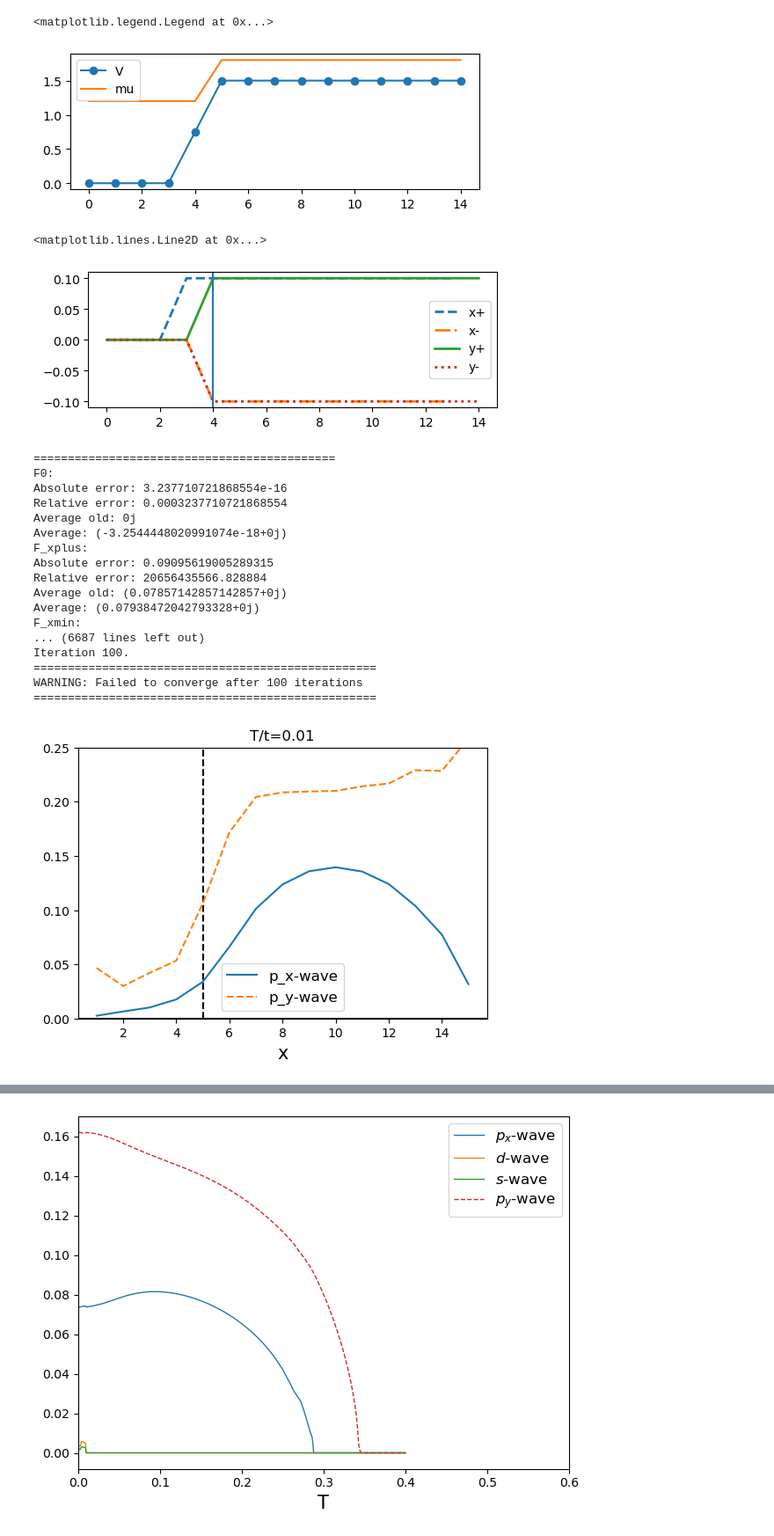
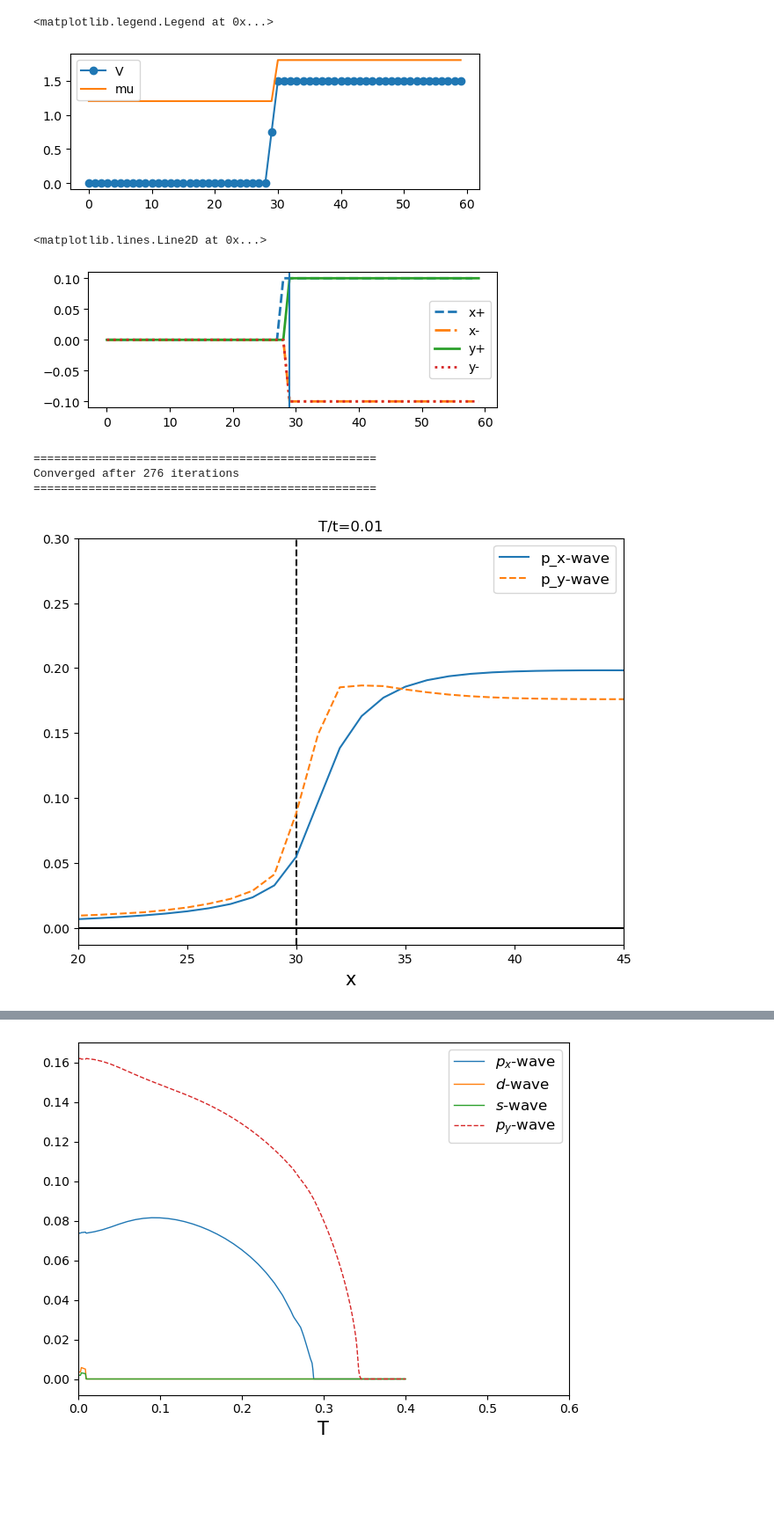
Before and after one commit to emilssp/master-thesis-codebase, a Jupyter notebook: notebooks/NP.ipynb, the cells around one changed output, grey strips where cells are left out. Shown at 88% size. Cells and saved outputs as stored; diff of their text form; code cells hidden in the pictures; blank space fills up the shorter version.

```diff
--- a/notebooks/NP.ipynb
+++ b/notebooks/NP.ipynb
@@ -9,8 +9,8 @@ import matplotlib.pyplot as plt
 from scripts.hamiltonian import Lattice, Hamiltonian
 from scripts.self_consistency import bdg_sc
 # %%
-widthN = 5
-widthP = 10
+widthN = 30
+widthP = 30
 
 X, Y = widthN+widthP, 50
 lattice = Lattice(X, Y)
@@ -41,7 +41,7 @@ plt.plot(mu, label='mu')
 plt.legend()
 # %% [output]
 <matplotlib.legend.Legend at 0x...>
-[figure, old version]
+[figure, new version]
 # %%
 H = Hamiltonian(t, mu, lattice, U=U, V_prime=V_prime, V=V,
                 F_init=[0.1, -0.1, 0.1j, -0.1j])
@@ -63,26 +63,12 @@ plt.legend()
 plt.axvline(widthN-1)
 # %% [output]
 <matplotlib.lines.Line2D at 0x...>
-[figure, old version]
+[figure, new version]
 # %%
-F_swave, F_dwave, F_px, F_py = bdg_sc(H, atol=1e-6, rtol=1e-3, maxiter=100, verbose=True, temperature=T)
+F_swave, F_dwave, F_px, F_py = bdg_sc(H, atol=1e-6, rtol=1e-3, maxiter=1000, verbose=False, temperature=T)
 # %% [output]
-============================================
-F0:
-Absolute error: 3.237710721868554e-16
-Relative error: 0.0003237710721868554
-Average old: 0j
-Average: (-3.2544448020991074e-18+0j)
-F_xplus:
-Absolute error: 0.09095619005289315
-Relative error: 20656435566.828884
-Average old: (0.07857142857142857+0j)
-Average: (0.07938472042793328+0j)
-F_xmin:
-... (6687 lines left out)
-Iteration 100.
 ==================================================
-WARNING: Failed to converge after 100 iterations
+Converged after 276 iterations
 ==================================================
 # %%
 F_yplus = H.Fuu_yplus + H.Fdd_yplus
@@ -101,18 +87,18 @@ F_py2 = (F_yplus - F_ymin) / 2
 # %%
 x = np.arange(1, widthN + widthP + 1)
 
-fig, axs = plt.subplots(1, 1, figsize=(6, 4))
+fig, axs = plt.subplots(1, 1, figsize=(8, 6))
 axs.set_title(f"T/t={T}")
 axs.axhline(0, color = 'black')
 axs.axvline(widthN, color='black', linestyle='--')
 axs.plot(x, np.real(F_px), label="p_x-wave")
 axs.plot(x, np.imag(F_py), "--", label="p_y-wave")
 axs.set_xlabel("x", fontsize=15)
-# axs.set_xlim(20, 45)
-axs.set_ylim(0, 0.25)
+axs.set_xlim(20, 45)
+axs.set_ylim(None, 0.3)
 axs.legend(fontsize=12, loc="best")
 plt.show()
 # plt.savefig('../figures/NP.pdf')
 # print(F_px[40])
 # %% [output]
-[figure, old version]
+[figure, new version]
```
Also changed, not shown: parts of 1 cell of this notebook, 3 other files.
